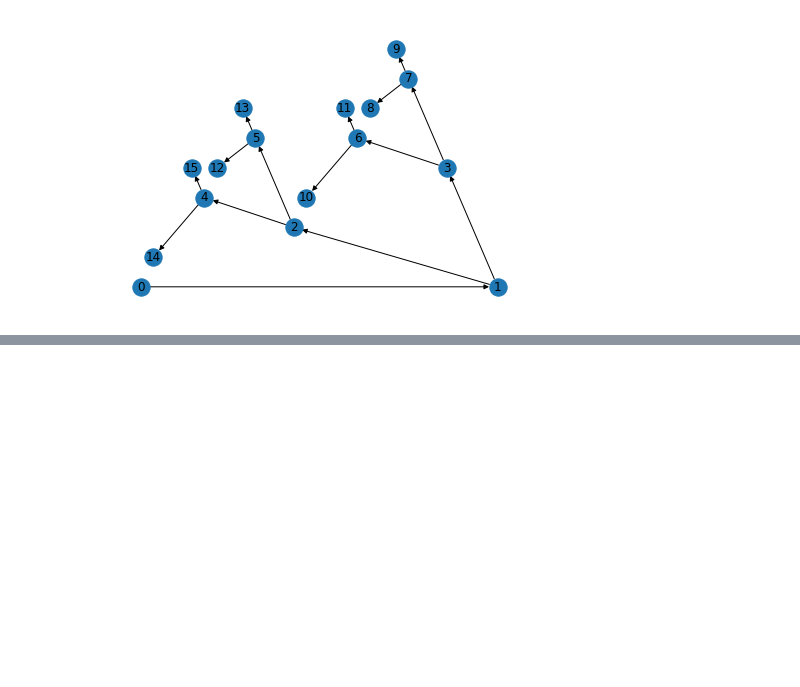
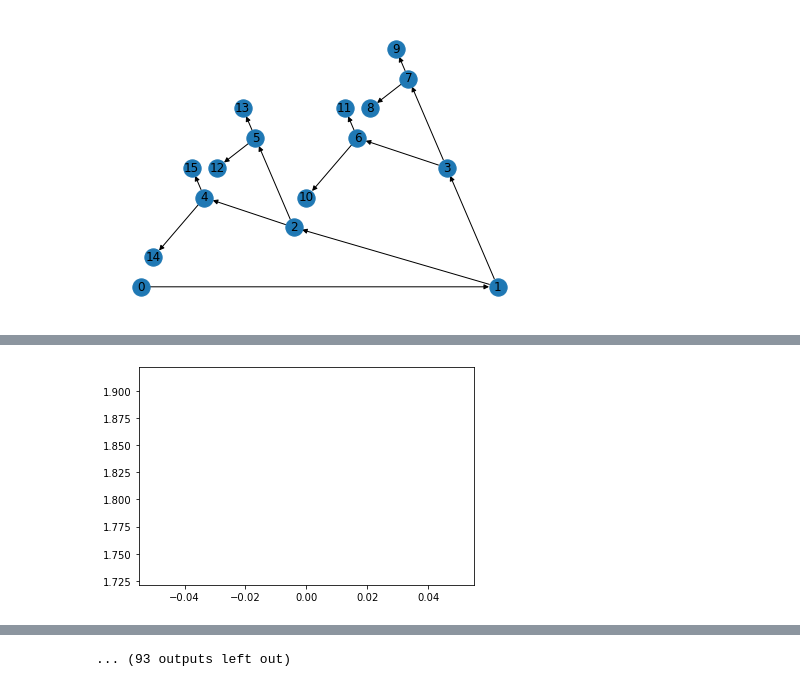
Before and after one commit to s-n-naik/airway_exploration, a Jupyter notebook: graph_test.ipynb, the cells around one changed output, grey strips where cells are left out. Cells and saved outputs as stored; diff of their text form; code cells hidden in the pictures; blank space fills up the shorter version.

Commit message:
training pipeline and dataset added - note doesnt converge - check what model is most appropriate to use here

```diff
--- a/graph_test.ipynb
+++ b/graph_test.ipynb
@@ -291,15 +543,11 @@ class GCN(torch.nn.Module):
 
     def forward(self, x, edge_index, batch):
         # 1. Obtain node embeddings
-        print(x.shape)
         x = self.conv1(x, edge_index)
-        print(x.shape)
         x = x.relu()
         x = self.conv2(x, edge_index)
-        print(x.shape)
         x = x.relu()
         x = self.conv3(x, edge_index)
-        print(x.shape)
         # 2. Readout layer
         x = global_mean_pool(x, batch)  # [batch_size, hidden_channels]
 
@@ -307,9 +555,13 @@ class GCN(torch.nn.Module):
         x = F.dropout(x, p=0.5, training=self.training)
         x = self.lin(x)
 
-        return x
+        return torch.tensor(x)
 
-model = GCN(in_channels=4, hidden_channels=2, out_channels=1)
+def _count_parameters(model):
+    return sum(p.numel() for p in model.parameters() if p.requires_grad == True)
+
+model = GCN(in_channels=4, hidden_channels=8, out_channels=6)
 print(model)
+print(list(model.parameters()))
 # %% [output]
 GCN(
@@ -320,0 +584,7 @@ GCN(
+# %%
+loss = nn.CrossEntropyLoss()
+input_ = torch.randn(3, 5, requires_grad=True)
+target = torch.empty(3, dtype=torch.long).random_(5)
+print(input)
+print(target)
+loss(input_, target)
@@ -321,13 +596,54 @@ GCN(
 # %%
+
 optimizer = torch.optim.Adam(model.parameters(), lr=0.01)
 criterion = torch.nn.CrossEntropyLoss()
 
-for batch_idx, (data, label) in list(enumerate(loader)):
-    print(data, label)
-    x = model(data.x, data.edge_index,data.batch)
-    print("HERE", x.shape, torch.sigmoid(x))
-    print("label", data.y)
-    loss =criterion(torch.sigmoid(x), data.y.unsqueeze(-1))
-    print("loss", loss)
-    loss.backward()
+
+def train_one_epoch(epoch, model, train_loader, optimizer, loss_fn, device):
+    # Enumerate over the data
+    all_preds = []
+    all_labels = []
+    running_loss = 0.0
+    step = 0
+    model.train()
+    model.to(device)
+    for batch_idx, batch in enumerate(tqdm(train_loader)):
+        # Use GPU
+        batch.to(device)
+        # Reset gradients
+        optimizer.zero_grad()
+        # Passing the node features and the connection info
+        # pred = model(batch.x.float(),
+        #                         batch.edge_attr.float(),
+        #                         batch.edge_index,
+        #                         batch.batch)
+        pred = model(batch.x, batch.edge_index, batch.batch)
+        # print("pred", pred.T.shape,  batch.y.shape)
+        # Calculating the loss and gradients
+        loss = loss_fn(pred, batch.y)
+        # print('Epoch: {}, Batch: {},  Loss: {:.2f}'.format(epoch, batch_idx, loss.item()))
+        # print("LOSS", loss)
+        loss.requires_grad = True
+        loss.backward()
+        optimizer.step()
+        # Update tracking
+        running_loss += loss.item()
+        # counting batches
+        step += 1
+    # loss average per epoch
+    return running_loss/step
+
+device = set_device_and_seed(GPU=True, seed=0)
+plotting_dict_train = {}
+plotting_dict_train['loss'] = []
+plot_every = 10
+num_epochs = 200
+for i in range(num_epochs):
+    loss = train_one_epoch(i, model, train_loader, optimizer, criterion, device)
+    plotting_dict_train['loss'].append(loss)
+    print('Epoch: {}, Loss: {:.2f}'.format(i, loss))
+    if i % plot_every == 0:
+        plt.figure()
+        plt.plot(np.arange(len(plotting_dict_train['loss'])), plotting_dict_train['loss'])
+        plt.show()
 # %% [output]
@@ -350,0 +653 @@ loss tensor(-0., grad_fn=<DivBackward1>)
+[figure, added]
@@ -350,0 +663 @@ loss tensor(-0., grad_fn=<DivBackward1>)
+... (93 outputs left out)
```
Also changed, not shown: parts of 15 cells of this notebook.
